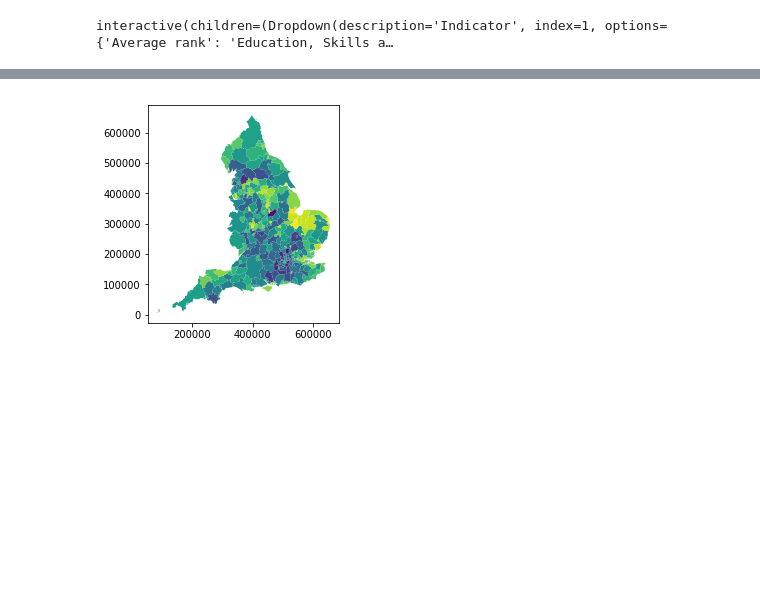
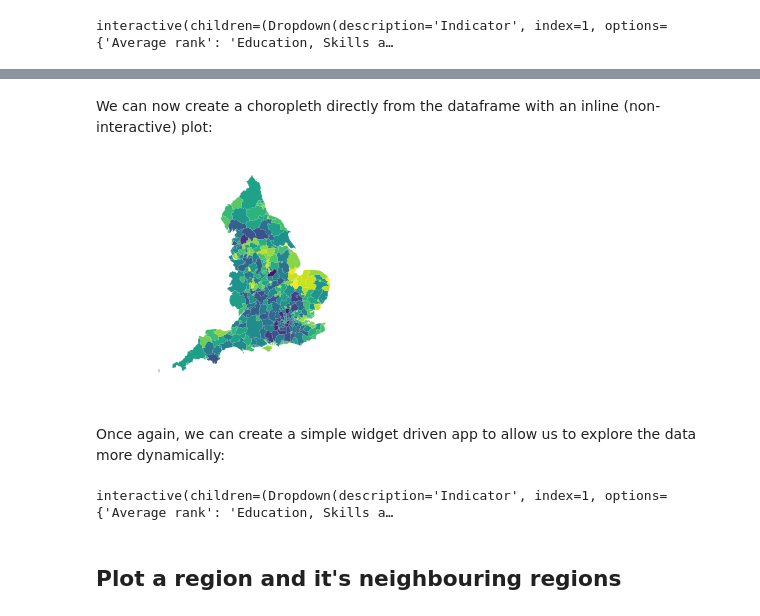
Before and after one commit to ouseful-demos/choropleth-map-demo, a Jupyter notebook: ONS Boundaries-Choropleth Demo.ipynb, the cells around one changed output, grey strips where cells are left out. Saved outputs shown, nothing was run; the diff lists cells and outputs as text; code cells hidden in the pictures; blank space fills up the shorter version.

```diff
--- a/ONS Boundaries-Choropleth Demo.ipynb
+++ b/ONS Boundaries-Choropleth Demo.ipynb
@@ -187,5 +187,10 @@ interactive(children=(Dropdown(description='Indicator', index=1, options={'Avera
 # %%
-gdf = pd.merge(gdf, df['Education'], how='inner', left_on='lad16cd', right_on='Local Authority District code (2013)')
+#Merge in data
+gdf = pd.merge(gdf, df['Education'],
+               how='inner',  #The type of join (what happens if data is in one dataset and not the other)
+               left_on='lad16cd', #Column we're merging on in left dataframe
+               right_on='Local Authority District code (2013)'#Column we're merging on in right dataframe
+              )
 gdf.head()
 # %% [output]
 |  | objectid | lad16cd | lad16nm | lad16nmw | bng_e | bng_n | long | lat | st_areasha | st_lengths | ... |
@@ -194,7 +199,21 @@ gdf.head()
 | 2 | 3 | E06000003 | Redcar and Cleveland | None | 464359 | 519597 | -1.00611 | 54.567520 | 2.448388e+08 | 96189.660709 | ... |
 | 3 | 4 | E06000004 | Stockton-on-Tees | None | 444937 | 518183 | -1.30669 | 54.556911 | 2.049366e+08 | 115439.477112 | ... |
 | 4 | 10 | E06000010 | Kingston upon Hull, City of | None | 511894 | 431716 | -0.30380 | 53.769791 | 7.145577e+07 | 63330.240277 | ... |
+# %% [markdown]
+We can now create a choropleth directly from the dataframe with an inline (non-interactive) plot:
 # %%
-gdf.plot(column='Education, Skills and Training - Average rank');
+ax = gdf.plot(column='Education, Skills and Training - Average rank')
+ax.axis('off');
 # %% [output]
-[figure, old version]
+[figure, new version]
+# %% [markdown]
+Once again, we can create a simple widget driven app to allow us to explore the data more dynamically:
+# %%
+@interact(Indicator=datacols)
+def plotEducationChoropleth2(Indicator='Education, Skills and Training - Rank of average rank'):
+    ax = gdf.plot(column=Indicator)
+    ax.axis('off');
+# %% [output]
+interactive(children=(Dropdown(description='Indicator', index=1, options={'Average rank': 'Education, Skills a…
+# %% [markdown]
+## Plot a region and it's neighbouring regions
```
Also changed, not shown: parts of 3 cells of this notebook.
